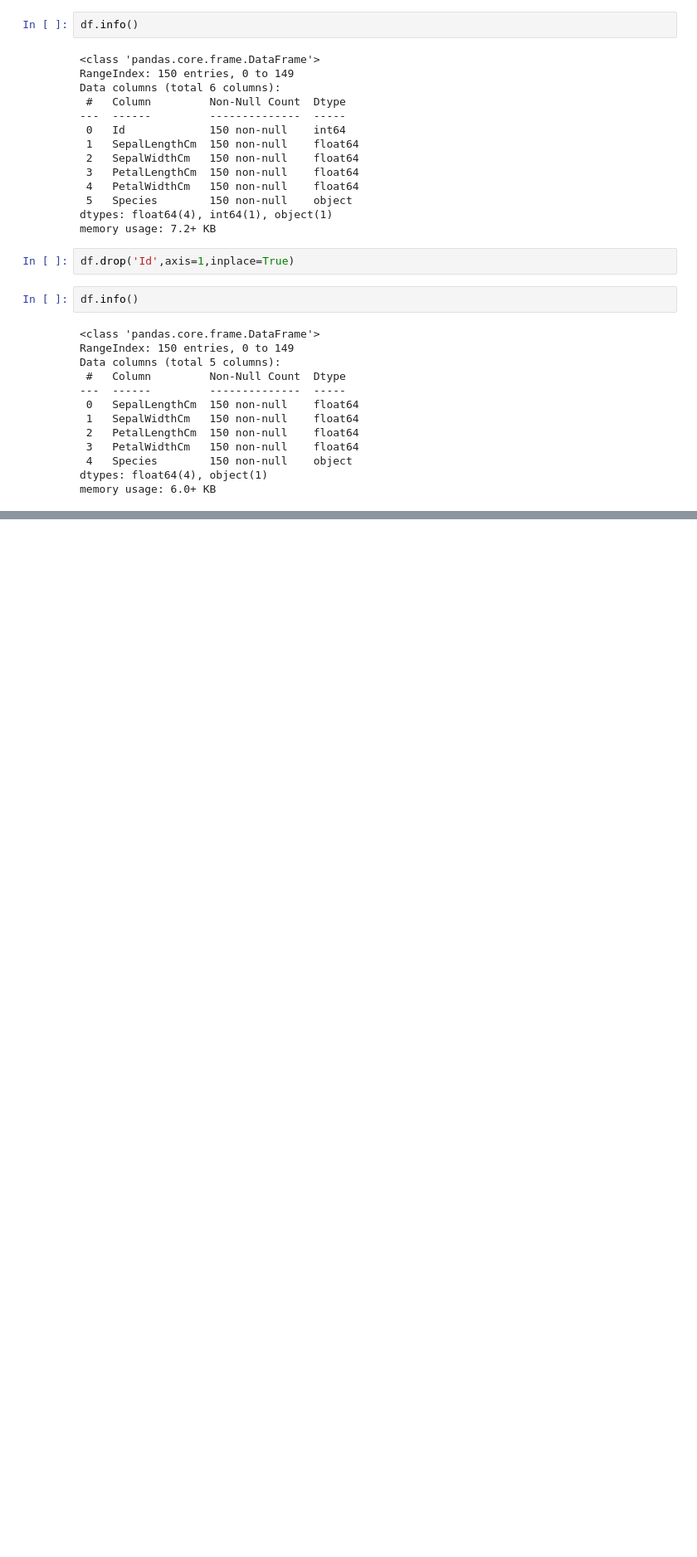
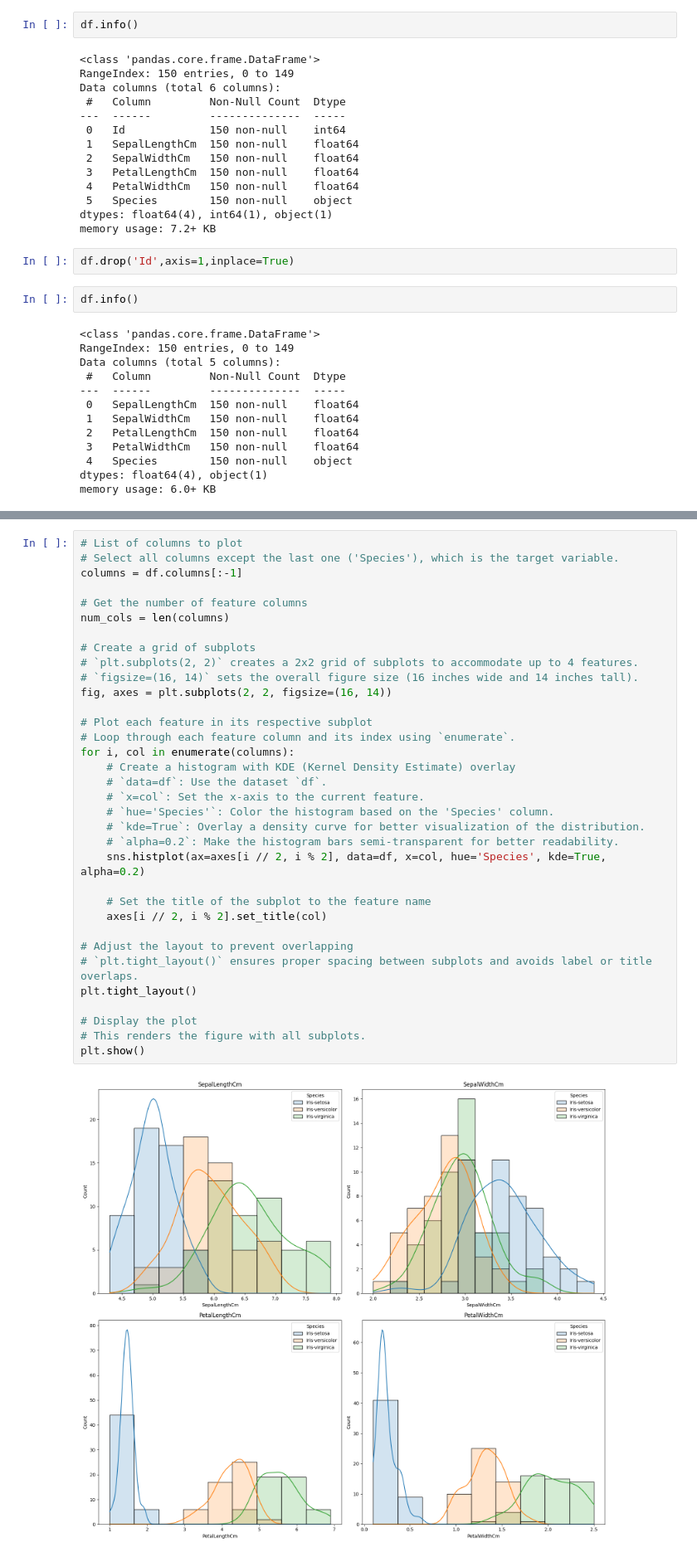
Before and after one commit to Hansil-Chapadiya/DataScience_MachineLearning, a Jupyter notebook: DSAndML/Jupyternotebook/IrisAnalysis.ipynb, the cells around one changed output, grey strips where cells are left out. Shown at 83% size. Cells and saved outputs as stored; diff of their text form; blank space fills up the shorter version.

```diff
--- a/DSAndML/Jupyternotebook/IrisAnalysis.ipynb
+++ b/DSAndML/Jupyternotebook/IrisAnalysis.ipynb
@@ -67,0 +191,36 @@ memory usage: 6.0+ KB
+# %%
+# List of columns to plot
+# Select all columns except the last one ('Species'), which is the target variable.
+columns = df.columns[:-1]
+
+# Get the number of feature columns
+num_cols = len(columns)
+
+# Create a grid of subplots
+# `plt.subplots(2, 2)` creates a 2x2 grid of subplots to accommodate up to 4 features.
+# `figsize=(16, 14)` sets the overall figure size (16 inches wide and 14 inches tall).
+fig, axes = plt.subplots(2, 2, figsize=(16, 14))
+
+# Plot each feature in its respective subplot
+# Loop through each feature column and its index using `enumerate`.
+for i, col in enumerate(columns):
+    # Create a histogram with KDE (Kernel Density Estimate) overlay
+    # `data=df`: Use the dataset `df`.
+    # `x=col`: Set the x-axis to the current feature.
+    # `hue='Species'`: Color the histogram based on the 'Species' column.
+    # `kde=True`: Overlay a density curve for better visualization of the distribution.
+    # `alpha=0.2`: Make the histogram bars semi-transparent for better readability.
+    sns.histplot(ax=axes[i // 2, i % 2], data=df, x=col, hue='Species', kde=True, alpha=0.2)
+
+    # Set the title of the subplot to the feature name
+    axes[i // 2, i % 2].set_title(col)
+
+# Adjust the layout to prevent overlapping
+# `plt.tight_layout()` ensures proper spacing between subplots and avoids label or title overlaps.
+plt.tight_layout()
+
+# Display the plot
+# This renders the figure with all subplots.
+plt.show()
+# %% [output]
+[figure, added]
```
Also changed, not shown: parts of 6 cells of this notebook.
